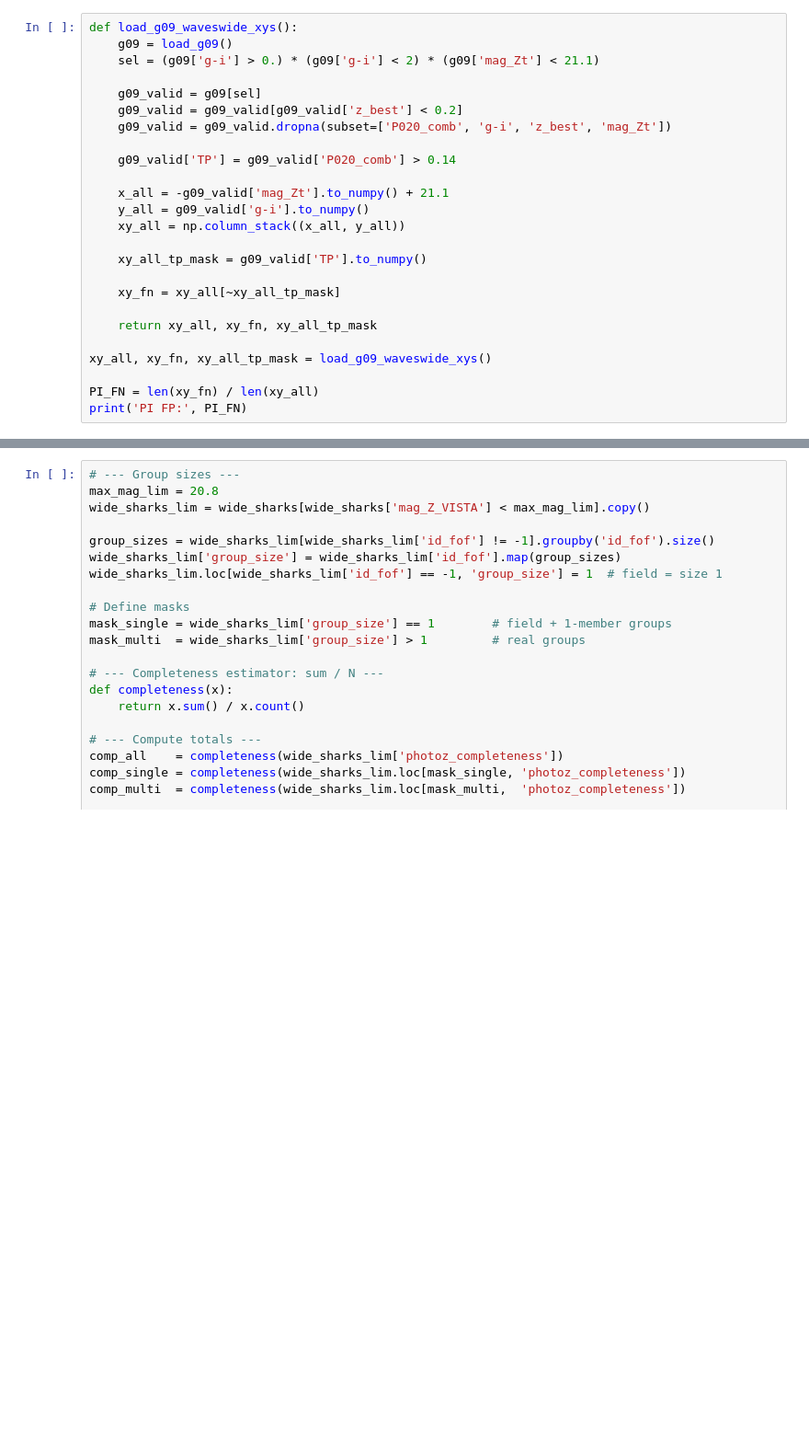
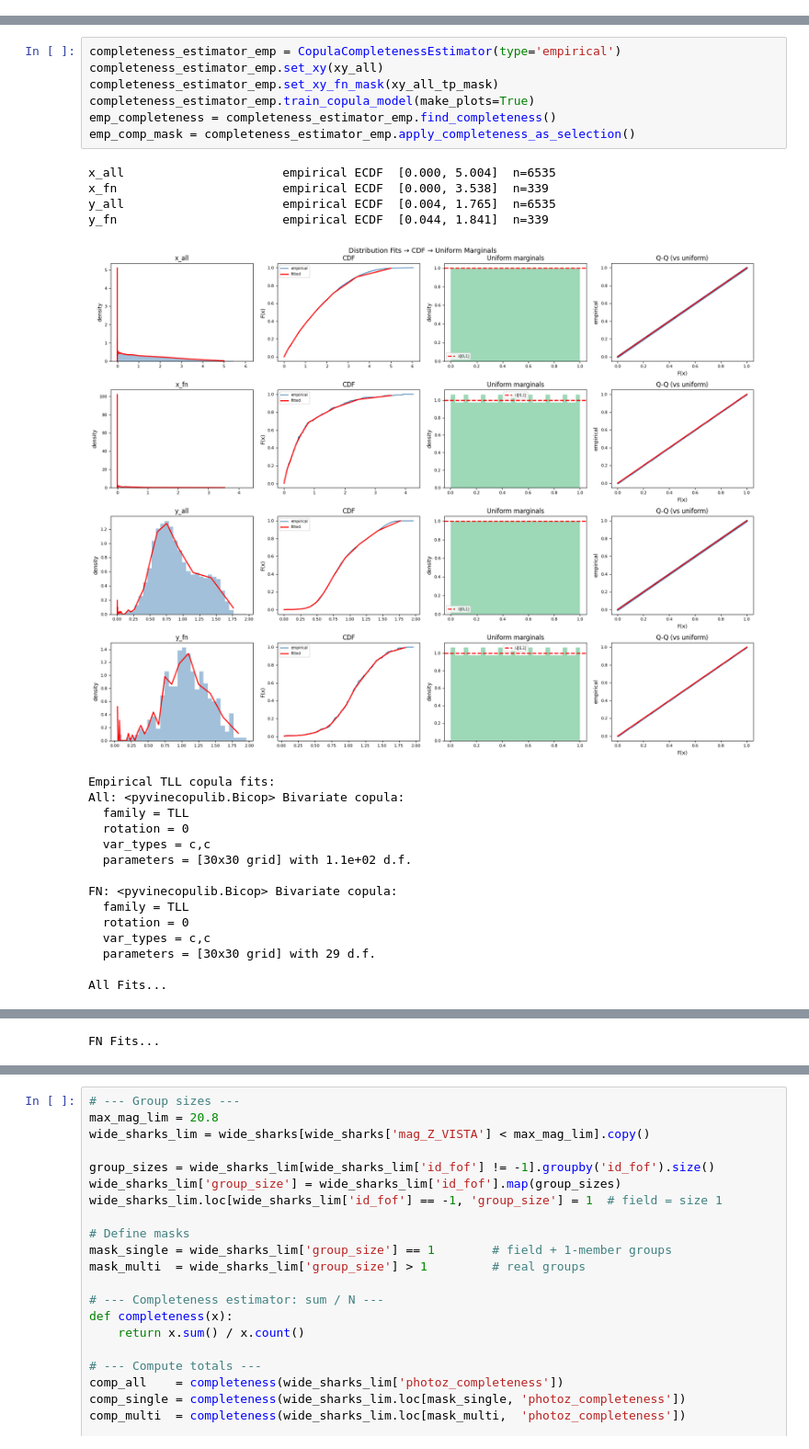
Before and after one commit to sampsussex/photo_z_classification_copulas, a Jupyter notebook: src/copula_photoz_classification/copula_param_fits.ipynb, the cells around one changed output, grey strips where cells are left out. Shown at 92% size. Saved outputs shown, nothing was run; the diff lists cells and outputs as text; blank space fills up the shorter version.

```diff
--- a/src/copula_photoz_classification/copula_param_fits.ipynb
+++ b/src/copula_photoz_classification/copula_param_fits.ipynb
@@ -13,25 +0,0 @@ g09 = load_g09()
-# %%
-def load_g09_waveswide_xys():
-    g09 = load_g09()
-    sel = (g09['g-i'] > 0.) * (g09['g-i'] < 2) * (g09['mag_Zt'] < 21.1)
-
-    g09_valid = g09[sel]
-    g09_valid = g09_valid[g09_valid['z_best'] < 0.2]
-    g09_valid = g09_valid.dropna(subset=['P020_comb', 'g-i', 'z_best', 'mag_Zt'])
-
-    g09_valid['TP'] = g09_valid['P020_comb'] > 0.14
-
-    x_all = -g09_valid['mag_Zt'].to_numpy() + 21.1
-    y_all = g09_valid['g-i'].to_numpy()
-    xy_all = np.column_stack((x_all, y_all))
-
-    xy_all_tp_mask = g09_valid['TP'].to_numpy()
-
-    xy_fn = xy_all[~xy_all_tp_mask]
-
-    return xy_all, xy_fn, xy_all_tp_mask
-
-xy_all, xy_fn, xy_all_tp_mask = load_g09_waveswide_xys()
-
-PI_FN = len(xy_fn) / len(xy_all)
-print('PI FP:', PI_FN)
@@ -781,0 +56,27 @@ plt.show()
+# %%
+completeness_estimator_emp = CopulaCompletenessEstimator(type='empirical')
+completeness_estimator_emp.set_xy(xy_all)
+completeness_estimator_emp.set_xy_fn_mask(xy_all_tp_mask)
+completeness_estimator_emp.train_copula_model(make_plots=True)
+emp_completeness = completeness_estimator_emp.find_completeness()
+emp_comp_mask = completeness_estimator_emp.apply_completeness_as_selection()
+# %% [output]
+x_all                      empirical ECDF  [0.000, 5.004]  n=6535
+x_fn                       empirical ECDF  [0.000, 3.538]  n=339
+y_all                      empirical ECDF  [0.004, 1.765]  n=6535
+y_fn                       empirical ECDF  [0.044, 1.841]  n=339
+[figure, added]
+Empirical TLL copula fits:
+All: <pyvinecopulib.Bicop> Bivariate copula:
+  family = TLL
+  rotation = 0
+  var_types = c,c
+  parameters = [30x30 grid] with 1.1e+02 d.f.
+
+FN: <pyvinecopulib.Bicop> Bivariate copula:
+  family = TLL
+  rotation = 0
+  var_types = c,c
+  parameters = [30x30 grid] with 29 d.f.
+
+All Fits...
@@ -781,0 +84 @@ plt.show()
+FN Fits...
```
Also changed, not shown: parts of 59 cells of this notebook, 5 other files.
